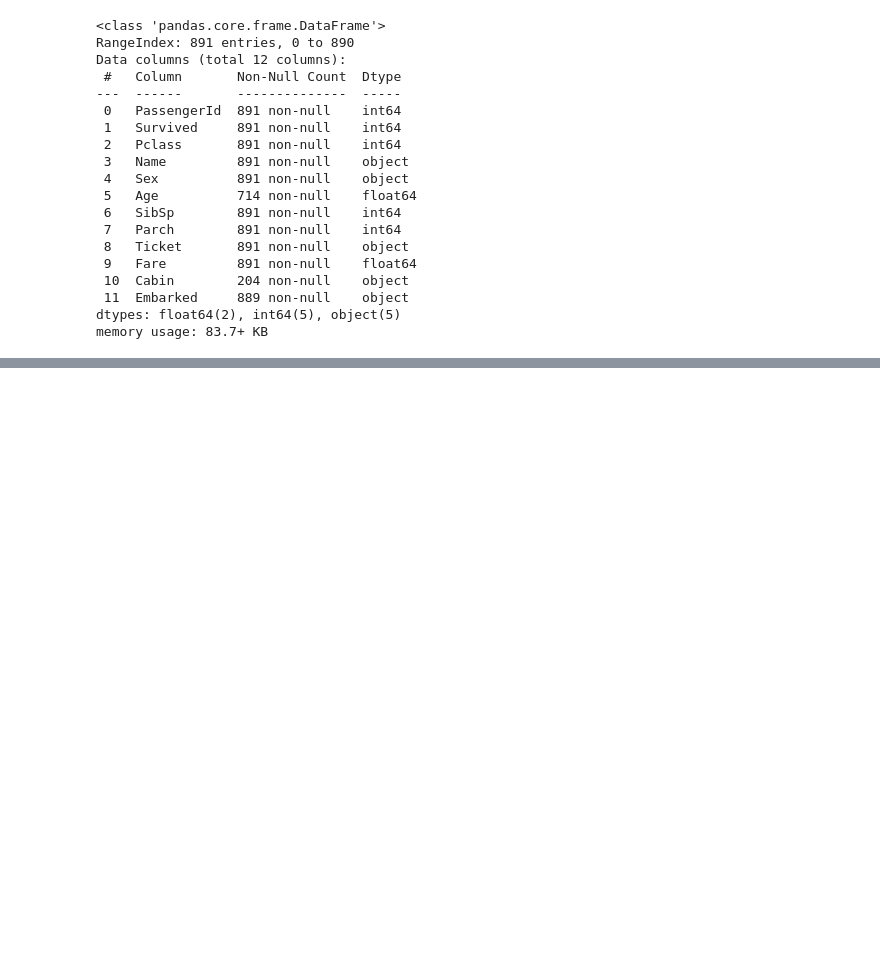
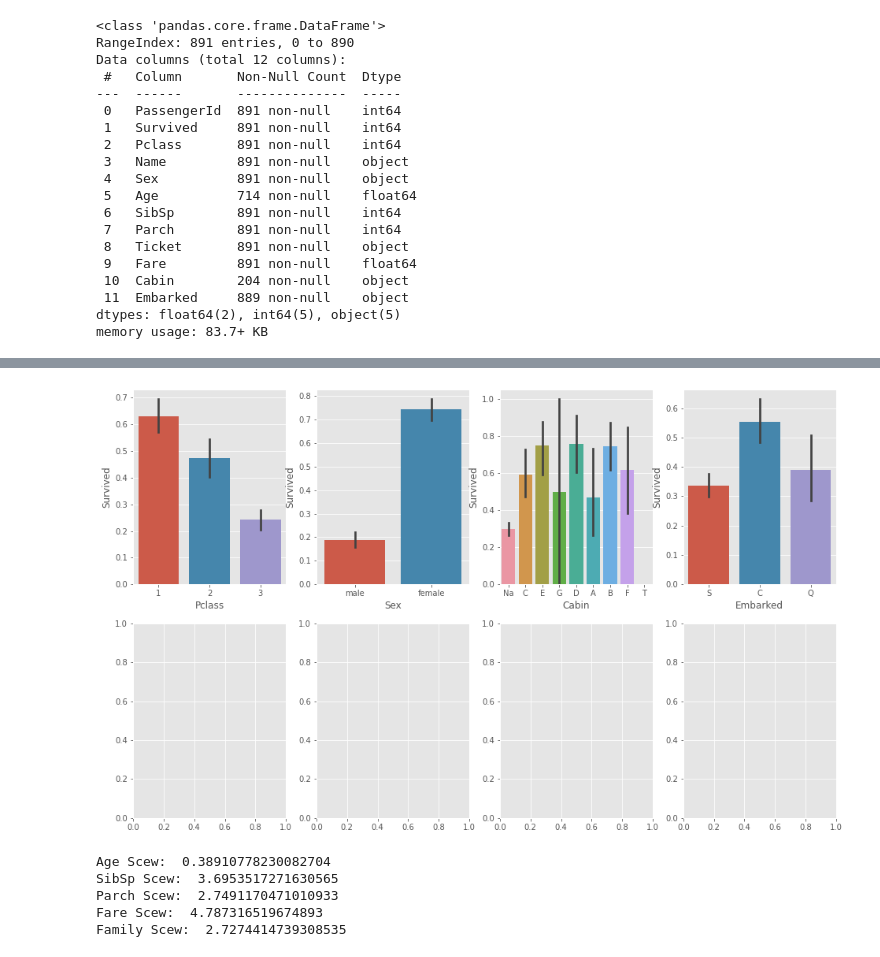
Before and after one commit to ozingmw/Hands-On_ML_Repo, a Jupyter notebook: titanic_up.ipynb, the cells around one changed output, grey strips where cells are left out. Saved outputs shown, nothing was run; the diff lists cells and outputs as text; code cells hidden in the pictures; blank space fills up the shorter version.

```diff
--- a/titanic_up.ipynb
+++ b/titanic_up.ipynb
@@ -85,0 +121,37 @@ TypeError: boolean value of NA is ambiguous
+# %%
+numeric_feature = ["Age", "SibSp", "Parch", "Fare"]
+ordinal_feature = ["Pclass"]
+categorical_feature = ["Sex", "Cabin", "Embarked"]
+too_many_feature = ["Name", "Ticket"]
+
+# train_data["FirstName"], train_data["LastName"] = train_data.Name.str.split(",").str[0], train_data.Name.str.split(",").str[1]
+# train_data.drop("Name", axis=1, inplace=True)
+# %%
+fig, ax = plt.subplots(2, 4, figsize=(16, 10))
+
+feature = ordinal_feature + categorical_feature
+
+xvalue = 0
+yvalue = 0
+
+for xstr in feature:
+    sns.barplot(x=xstr, y="Survived", data=train_data, ax=ax[yvalue][xvalue])
+    if xvalue == 3:
+        xvalue = 0
+        yvalue += 1
+    else:
+        xvalue += 1
+# %% [output]
+[figure, added]
+# %%
+train_data["Family"] = train_data["SibSp"].values + train_data["Parch"].values
+numeric_feature.append("Family")
+
+for xstr in numeric_feature:
+    print(xstr, "Scew: ", train_data[xstr].skew())
+# %% [output]
+Age Scew:  0.38910778230082704
+SibSp Scew:  3.6953517271630565
+Parch Scew:  2.7491170471010933
+Fare Scew:  4.787316519674893
+Family Scew:  2.7274414739308535
```
Also changed, not shown: parts of 7 cells of this notebook.
